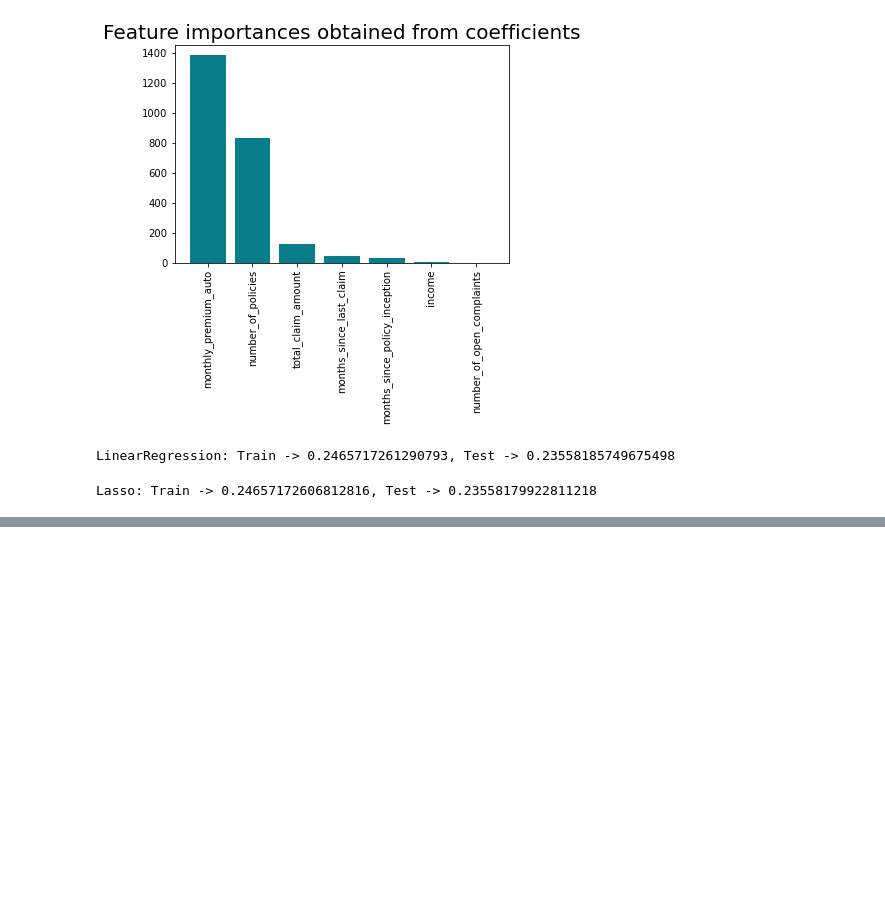
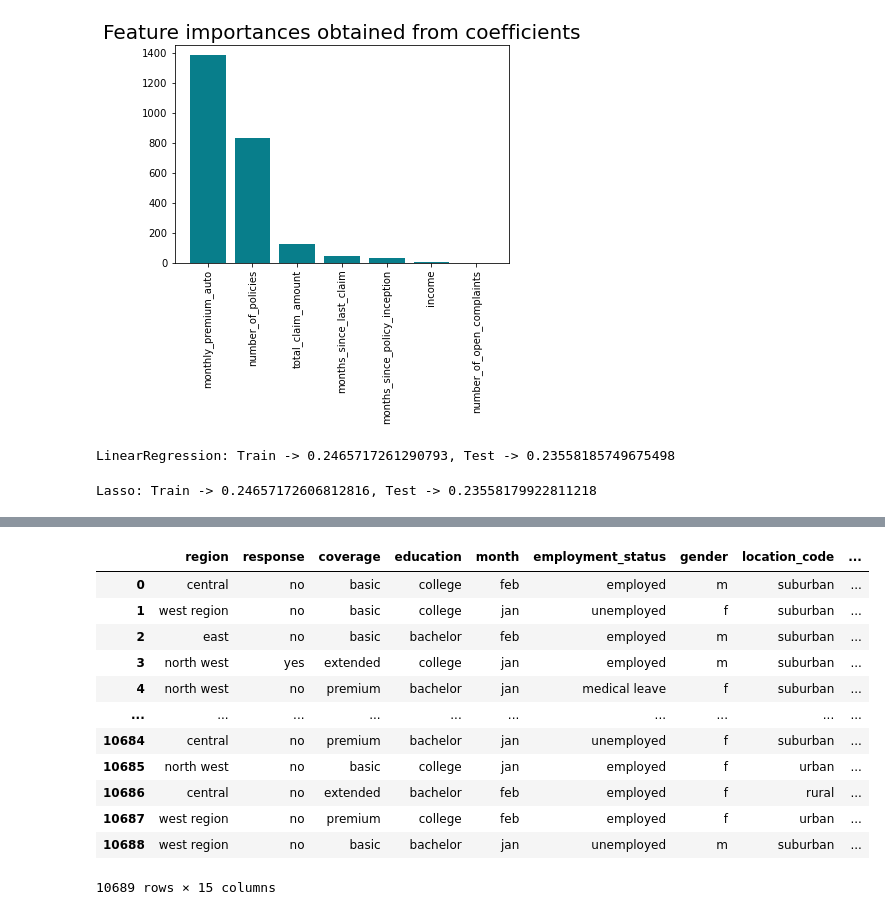
Before and after one commit to esSarah/IronRoth, a Jupyter notebook: Case Study/Customer_Analysis_Case_Study/GrandTheftAuto.ipynb, the cells around one changed output, grey strips where cells are left out. Drawn from its saved outputs; the diff is of its cells as text; code cells hidden in the pictures; blank space fills up the shorter version.

```diff
--- a/Case Study/Customer_Analysis_Case_Study/GrandTheftAuto.ipynb
+++ b/Case Study/Customer_Analysis_Case_Study/GrandTheftAuto.ipynb
@@ -1403,0 +1473,16 @@ Ridge: Train -> 0.24065156339209215, Test -> 0.23084603395290526
+# %%
+nelsons_categories
+# %% [output]
+|  | region | response | coverage | education | month | employment_status | gender | location_code | ... |
+| 0 | central | no | basic | college | feb | employed | m | suburban | ... |
+| 1 | west region | no | basic | college | jan | unemployed | f | suburban | ... |
+| 2 | east | no | basic | bachelor | feb | employed | m | suburban | ... |
+| 3 | north west | yes | extended | college | jan | employed | m | suburban | ... |
+| 4 | north west | no | premium | bachelor | jan | medical leave | f | suburban | ... |
+| ... | ... | ... | ... | ... | ... | ... | ... | ... | ... |
+| 10684 | central | no | premium | bachelor | jan | unemployed | f | suburban | ... |
+| 10685 | north west | no | basic | college | jan | employed | f | urban | ... |
+| 10686 | central | no | extended | bachelor | feb | employed | f | rural | ... |
+| 10687 | west region | no | premium | college | feb | employed | f | urban | ... |
+| 10688 | west region | no | basic | bachelor | jan | unemployed | m | suburban | ... |
+10689 rows × 15 columns
```
Also changed, not shown: parts of 14 cells of this notebook, 1 other file.
